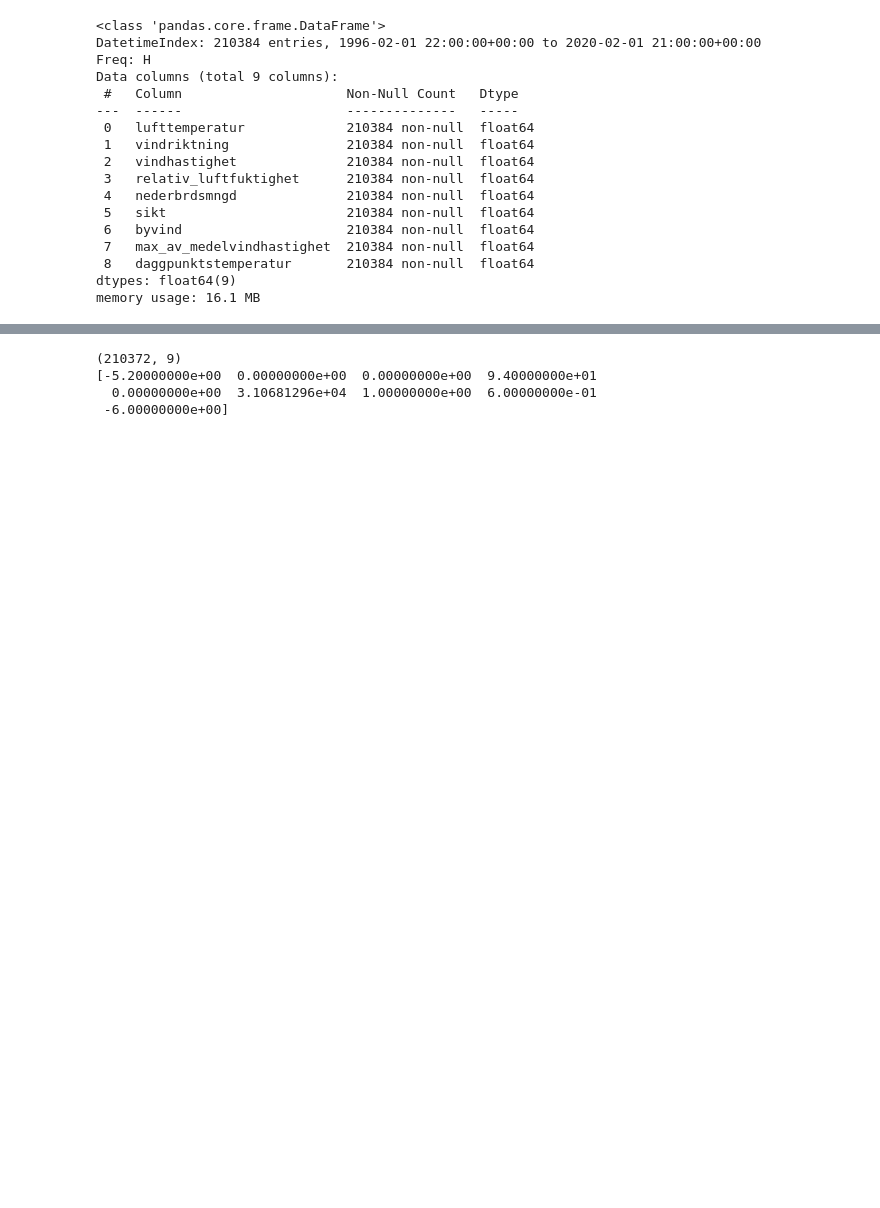
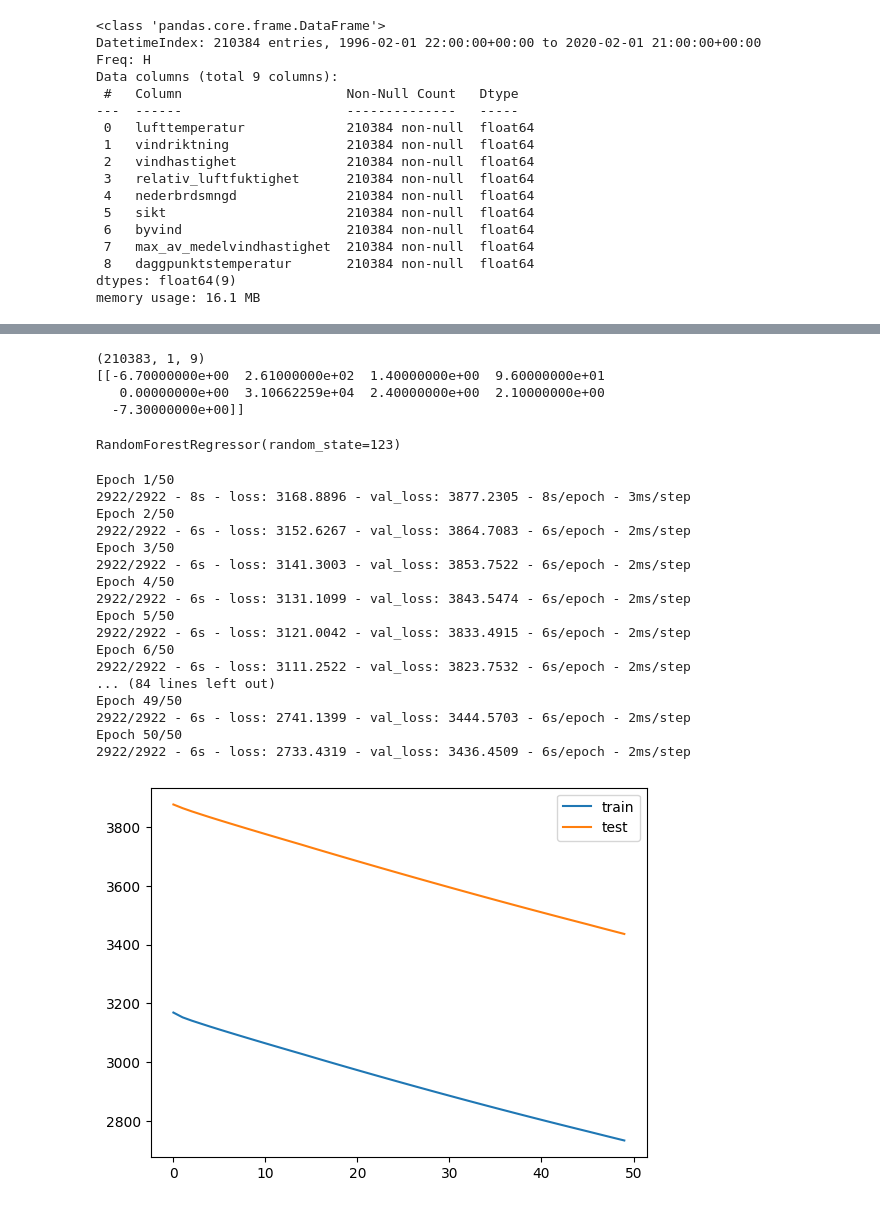
Before and after one commit to Oxel40/sml-project, a Jupyter notebook: temperature-training-pipeline.ipynb, the cells around one changed output, grey strips where cells are left out. Cells and saved outputs as stored; diff of their text form; code cells hidden in the pictures; blank space fills up the shorter version.

```diff
--- a/temperature-training-pipeline.ipynb
+++ b/temperature-training-pipeline.ipynb
@@ -120,17 +134,27 @@ X_train.head()
 #X_train['combine'] = list(X_train.values)
 window_size = 12
 
-training_window = sliding_window_view(X_train.values, (window_size, 1))
-training_data = training_window[:-1]
-training_target = training_window[1:, :, -1]
-test_window = sliding_window_view(X_test.values, (window_size, 1))
-test_data = test_window[:-1]
-test_target = test_window[1:, :, -1]
+# training_window = sliding_window_view(X_train.values, (window_size, 1))
+# training_data = training_window[:-1]
+# training_target = training_window[1:, :, -1]
+# test_window = sliding_window_view(X_test.values, (window_size, 1))
+# test_data = test_window[:-1]
+# test_target = test_window[1:, :, -1]
 
-training_data = training_data.reshape((training_data.shape[0], -1))
-training_target = training_target.reshape((training_target.shape[0], -1))
-test_data = test_data.reshape((test_data.shape[0], -1))
-test_target = test_target.reshape((test_target.shape[0], -1))
+# training_data = training_data.reshape((training_data.shape[0], -1))
+# training_target = training_target.reshape((training_target.shape[0], -1))
+# test_data = test_data.reshape((test_data.shape[0], -1))
+# test_target = test_target.reshape((test_target.shape[0], -1))
+
+training_data = X_train.values[:-1]
+training_target = X_train.values[1:]
+test_data = X_test.values[:-1]
+test_target = X_test.values[1:]
+
+training_data = training_data.reshape((training_data.shape[0], 1, -1))
+training_target = training_target.reshape((training_target.shape[0], 1, -1))
+test_data = test_data.reshape((test_data.shape[0], 1, -1))
+test_target = test_target.reshape((test_target.shape[0], 1, -1))
 # %%
 print(training_data.shape)
 print(training_data[1])
@@ -156,10 +167,10 @@ print(training_data[1])
 print(training_target.shape)
 print(training_target[0])
 # %% [output]
-(210372, 9)
-[-5.20000000e+00  0.00000000e+00  0.00000000e+00  9.40000000e+01
-  0.00000000e+00  3.10681296e+04  1.00000000e+00  6.00000000e-01
- -6.00000000e+00]
+(210383, 1, 9)
+[[-6.70000000e+00  2.61000000e+02  1.40000000e+00  9.60000000e+01
+   0.00000000e+00  3.10662259e+04  2.40000000e+00  2.10000000e+00
+  -7.30000000e+00]]
 # %%
 #forecaster = ForecasterAutoreg(
 #                 regressor = RandomForestRegressor(random_state=123),
@@ -172,5 +183,39 @@ reg = RandomForestRegressor(random_state=123)
 #forecaster
 
 reg.fit(training_data, training_target)
+# %% [output]
+RandomForestRegressor(random_state=123)
+# %%
+# design network
+model = Sequential()
+model.add(LSTM(50, input_shape=(training_data.shape[1], training_data.shape[2])))
+model.add(Dense(9))
+model.compile(loss='mae', optimizer='adam')
+# fit network
+history = model.fit(training_data, training_target, epochs=50, batch_size=72, validation_data=(test_data, test_target), verbose=2, shuffle=False)
+# plot history
+plt.plot(history.history['loss'], label='train')
+plt.plot(history.history['val_loss'], label='test')
+plt.legend()
+plt.show()
+# %% [output]
+Epoch 1/50
+2922/2922 - 8s - loss: 3168.8896 - val_loss: 3877.2305 - 8s/epoch - 3ms/step
+Epoch 2/50
+2922/2922 - 6s - loss: 3152.6267 - val_loss: 3864.7083 - 6s/epoch - 2ms/step
+Epoch 3/50
+2922/2922 - 6s - loss: 3141.3003 - val_loss: 3853.7522 - 6s/epoch - 2ms/step
+Epoch 4/50
+2922/2922 - 6s - loss: 3131.1099 - val_loss: 3843.5474 - 6s/epoch - 2ms/step
+Epoch 5/50
+2922/2922 - 6s - loss: 3121.0042 - val_loss: 3833.4915 - 6s/epoch - 2ms/step
+Epoch 6/50
+2922/2922 - 6s - loss: 3111.2522 - val_loss: 3823.7532 - 6s/epoch - 2ms/step
+... (84 lines left out)
+Epoch 49/50
+2922/2922 - 6s - loss: 2741.1399 - val_loss: 3444.5703 - 6s/epoch - 2ms/step
+Epoch 50/50
+2922/2922 - 6s - loss: 2733.4319 - val_loss: 3436.4509 - 6s/epoch - 2ms/step
+[figure, added]
 # %%
 #predictions = forecaster.predict(steps=4, exog=X_test.drop(columns=["lufttemperatur"]))
```
Also changed, not shown: parts of 7 cells of this notebook, 1 other file.
